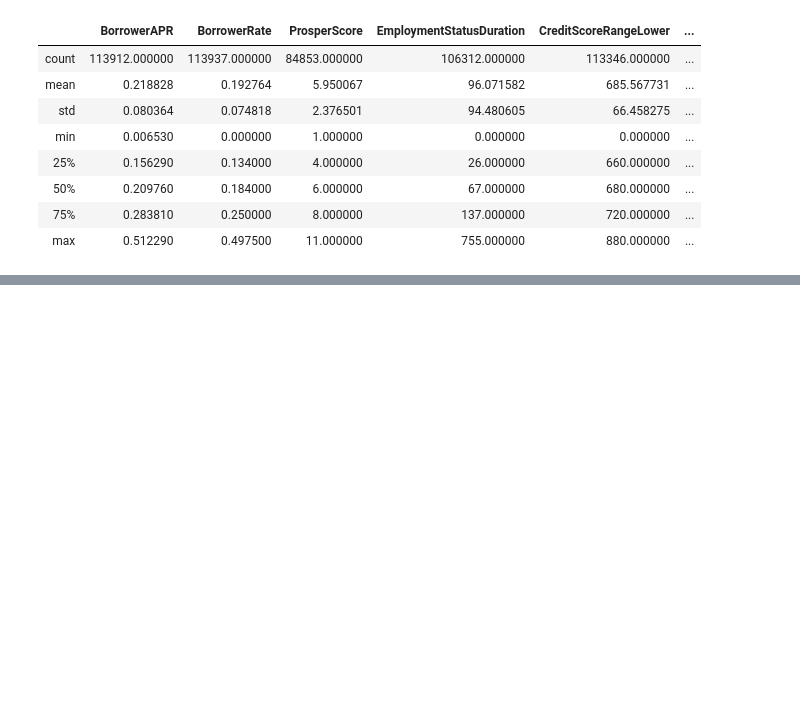
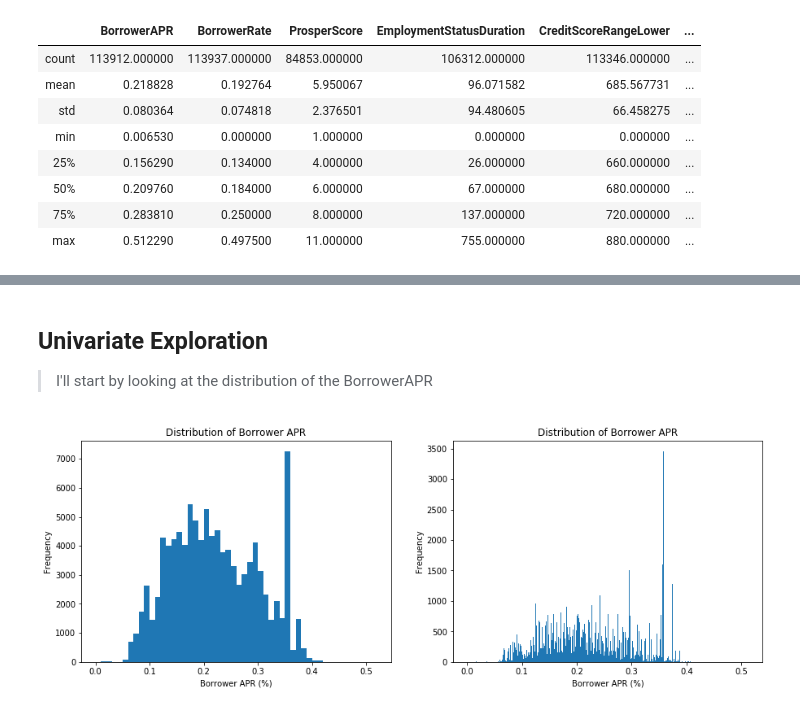
Before and after one commit to Aastha-Arora/prosper-loan-analysis, a Jupyter notebook: prosper_loan_exploration.ipynb, the cells around one changed output, grey strips where cells are left out. Saved outputs shown, nothing was run; the diff lists cells and outputs as text; code cells hidden in the pictures; blank space fills up the shorter version.

Commit message:
feat: Add univariate exploratory visualizations

```diff
--- a/prosper_loan_exploration.ipynb
+++ b/prosper_loan_exploration.ipynb
@@ -207,0 +220,22 @@ loan.describe()
+# %% [markdown]
+## Univariate Exploration
+
+> I'll start by looking at the distribution of the BorrowerAPR
+# %%
+plt.figure(figsize = [15, 5])
+
+plt.subplot(1, 2, 1)
+bins = np.arange(0, loan.BorrowerAPR.max()+0.01, 0.01)
+plt.hist(data = loan, x = 'BorrowerAPR', bins = bins);
+plt.xlabel('Borrower APR (%)')
+plt.title('Distribution of Borrower APR')
+plt.ylabel('Frequency');
+
+plt.subplot(1, 2, 2)
+bins = np.arange(0, loan.BorrowerAPR.max()+0.001, 0.001)
+plt.hist(data = loan, x = 'BorrowerAPR', bins = bins);
+plt.xlabel('Borrower APR (%)')
+plt.title('Distribution of Borrower APR')
+plt.ylabel('Frequency');
+# %% [output]
+[figure, added]
```
Also changed, not shown: parts of 20 cells of this notebook.
